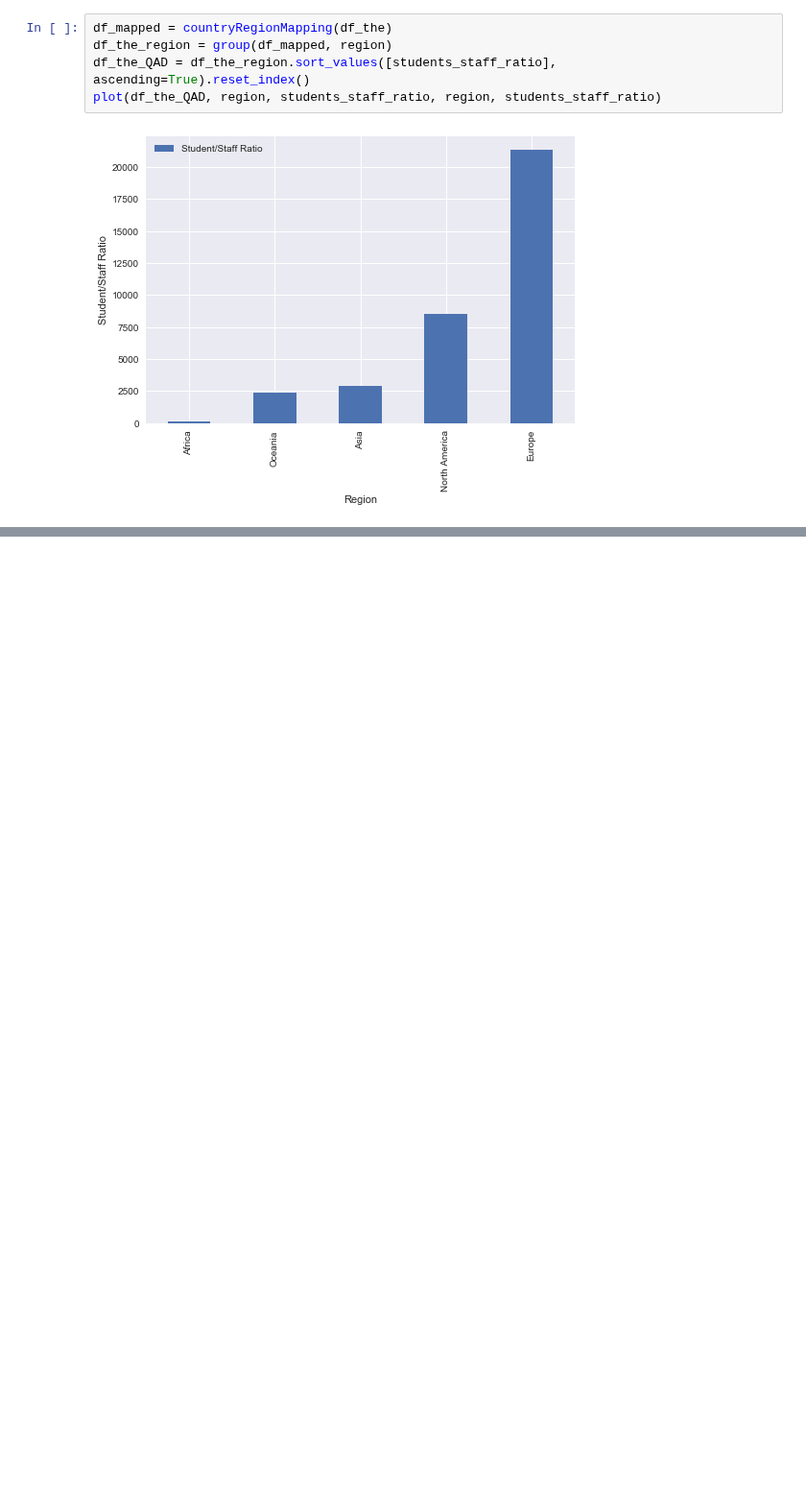
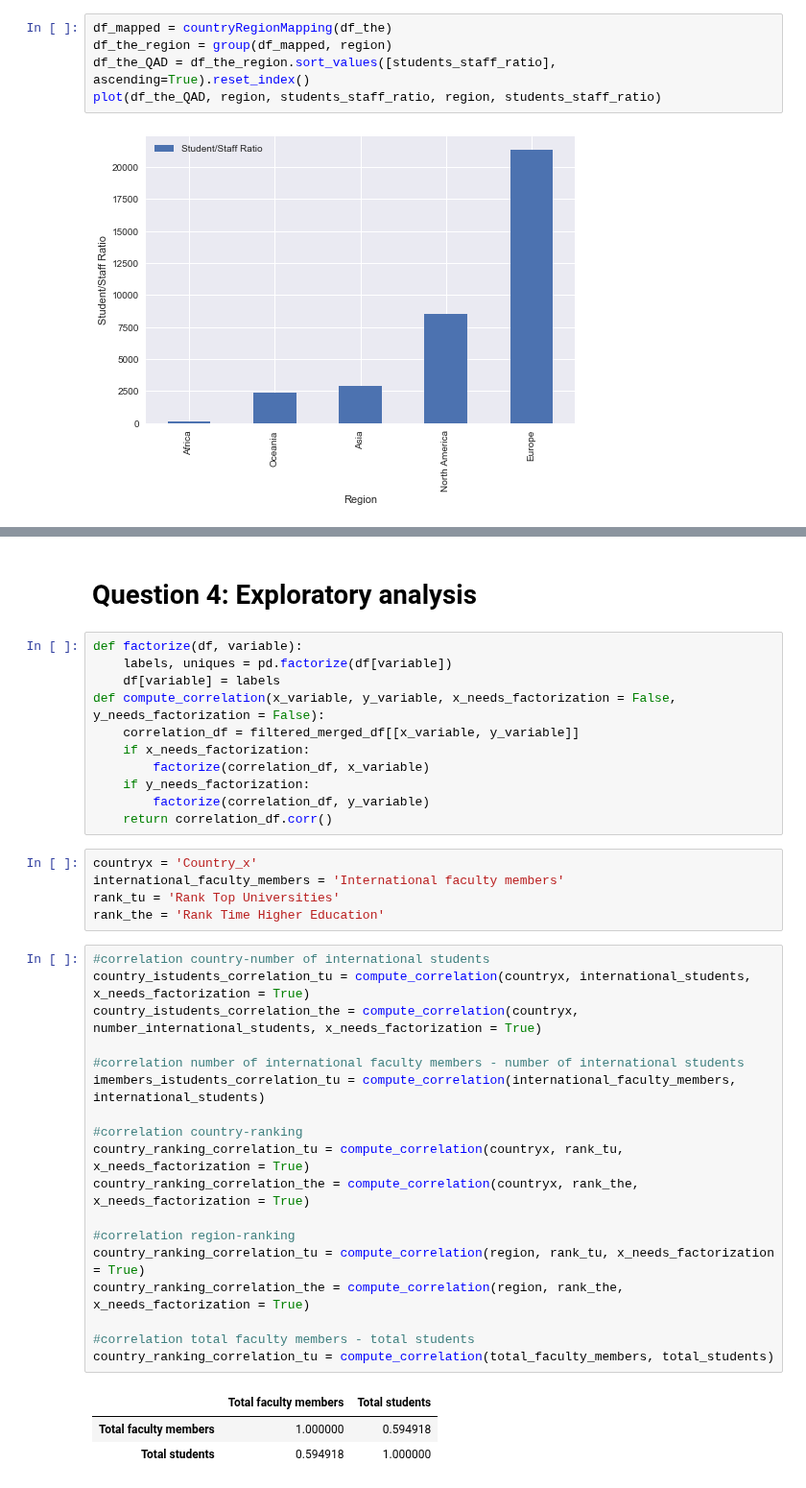
Before and after one commit to raphaelBarman/ADA-dh, a Jupyter notebook: 02 - Data from the Web/Homework 2.ipynb, the cells around one changed output, grey strips where cells are left out. Shown at 96% size. Cells and saved outputs as stored; diff of their text form; blank space fills up the shorter version.

```diff
--- a/02 - Data from the Web/Homework 2.ipynb
+++ b/02 - Data from the Web/Homework 2.ipynb
@@ -288,0 +308,40 @@ df_the
+# %% [markdown]
+# Question 4: Exploratory analysis
+# %%
+def factorize(df, variable):
+    labels, uniques = pd.factorize(df[variable])
+    df[variable] = labels
+def compute_correlation(x_variable, y_variable, x_needs_factorization = False, y_needs_factorization = False):
+    correlation_df = filtered_merged_df[[x_variable, y_variable]]
+    if x_needs_factorization:
+        factorize(correlation_df, x_variable)
+    if y_needs_factorization:
+        factorize(correlation_df, y_variable)
+    return correlation_df.corr()
+# %%
+countryx = 'Country_x'
+international_faculty_members = 'International faculty members'
+rank_tu = 'Rank Top Universities'
+rank_the = 'Rank Time Higher Education'
+# %%
+#correlation country-number of international students
+country_istudents_correlation_tu = compute_correlation(countryx, international_students, x_needs_factorization = True)
+country_istudents_correlation_the = compute_correlation(countryx, number_international_students, x_needs_factorization = True)
+
+#correlation number of international faculty members - number of international students
+imembers_istudents_correlation_tu = compute_correlation(international_faculty_members, international_students)
+
+#correlation country-ranking
+country_ranking_correlation_tu = compute_correlation(countryx, rank_tu, x_needs_factorization = True)
+country_ranking_correlation_the = compute_correlation(countryx, rank_the, x_needs_factorization = True)
+
+#correlation region-ranking
+country_ranking_correlation_tu = compute_correlation(region, rank_tu, x_needs_factorization = True)
+country_ranking_correlation_the = compute_correlation(region, rank_the, x_needs_factorization = True)
+
+#correlation total faculty members - total students
+country_ranking_correlation_tu = compute_correlation(total_faculty_members, total_students)
+# %% [output]
+|  | Total faculty members | Total students |
+| Total faculty members | 1.000000 | 0.594918 |
+| Total students | 0.594918 | 1.000000 |
```
Also changed, not shown: parts of 23 cells of this notebook.
